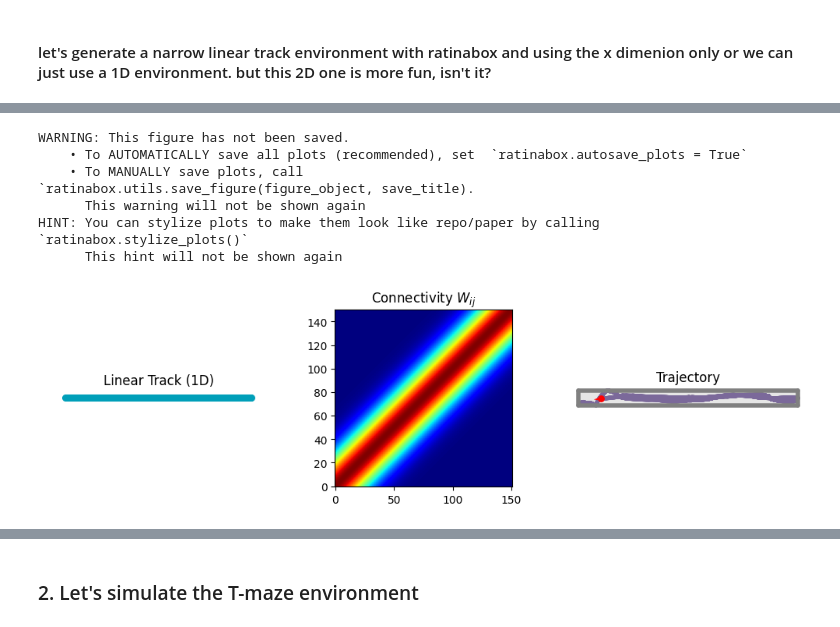
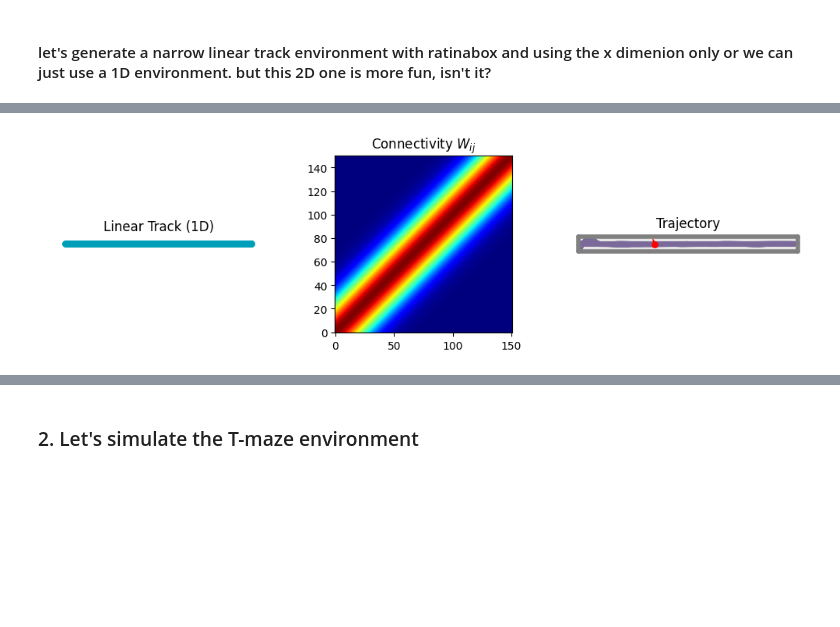
Before and after one commit to ZilongJi/ThetaSweepModelling, a Jupyter notebook: notebooks/thetasweep_PC_linearmaze.ipynb, the cells around one changed output, grey strips where cells are left out. Drawn from its saved outputs; the diff is of its cells as text; code cells hidden in the pictures; blank space fills up the shorter version.

```diff
--- a/notebooks/thetasweep_PC_linearmaze.ipynb
+++ b/notebooks/thetasweep_PC_linearmaze.ipynb
@@ -64,7 +64,7 @@ simulate_time = 5 #seconds
 Env = Environment(params={
     'boundary':[[0,0],[0,0.1],[L_track,0.1],[L_track,0]],
     })
-Ag = Agent(Env,params={'dt':0.001, 'speed_mean':0.5, 'speed_std':0.0, 'speed_coherence_time':0.08,
+Ag = Agent(Env,params={'dt':0.001, 'speed_mean':2.5, 'speed_std':0.0, 'speed_coherence_time':0.08,
                       'rotation_velocity_std':180*np.pi/180, 'rotational_velocity_coherence_time':0.01})
 Ag.pos = np.array([0.01,0.01]) #set initial position, need to be slightly offset of the boundary
 for i in tqdm(range(int( simulate_time / Ag.dt))):
@@ -105,9 +104,3 @@ If you intended to set this parameter, ignore this message. To see all default p
-WARNING: This figure has not been saved.
-    • To AUTOMATICALLY save all plots (recommended), set  `ratinabox.autosave_plots = True`
-    • To MANUALLY save plots, call                        `ratinabox.utils.save_figure(figure_object, save_title).
-      This warning will not be shown again
-HINT: You can stylize plots to make them look like repo/paper by calling `ratinabox.stylize_plots()`
-      This hint will not be shown again
-[figure, old version]
+[figure, new version]
 # %%
 # build the network
```
Also changed, not shown: parts of 2 cells of this notebook, 13 other files.
